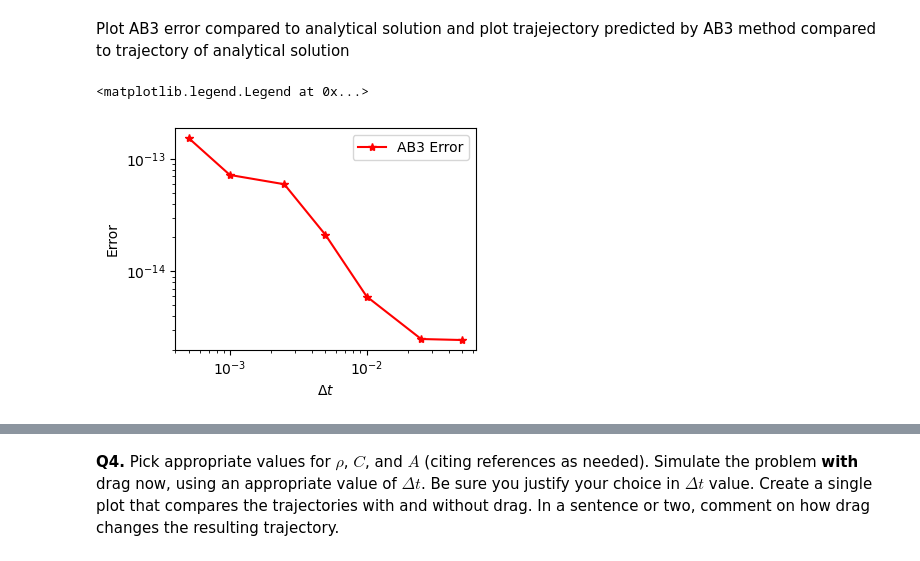
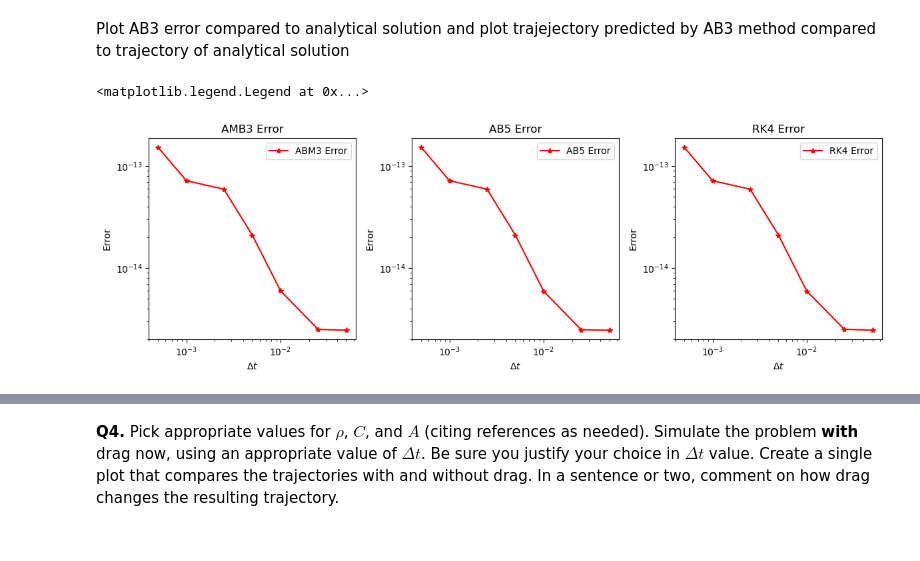
Before and after one commit to Zoinkadoinka/AE370-Project-1, a Jupyter notebook: Combined Methods Notebook.ipynb, the cells around one changed output, grey strips where cells are left out. Cells and saved outputs as stored; diff of their text form; code cells hidden in the pictures.

```diff
--- a/Combined Methods Notebook.ipynb
+++ b/Combined Methods Notebook.ipynb
@@ -174,44 +217,95 @@ y_0 = .47
 
 u_0 = np.array([x_0,y_0,vx_0,vy_0])
 T = 6
 delta_t = 5e-4
 
 u_abm3, times_abm3 = ivp_abm3(u_0, T, delta_t)
+u_ab5, times_ab5 = ivp_ab5(u_0, T, delta_t)
+u_RK4, times_RK4 = ivp_RK4(u_0, T, delta_t)
 
 # Part 2
 
 ABM3_err_list = []
+AB5_err_list = []
+RK4_err_list = []
 
 deltas = [5e-2,2.5e-2,1e-2,5e-3,2.5e-3,1e-3,5e-4]
 for t in deltas:
-    # Adams Bashforth 3
+    #Get error at each t
     ABM3_err = ivp_abm3_error(u_0, T, t)
+    AB5_err = ivp_ab5_error(u_0, T, t)
+    RK4_err = ivp_RK4_error(u_0, T, t)
 
     # Save data to lists
     ABM3_err_list.append(ABM3_err)
+    AB5_err_list.append(AB5_err)
+    RK4_err_list.append(RK4_err)
 
-fig = plt.figure(figsize=(4, 3), tight_layout=True)
-ax1 = fig.add_subplot(111)
+#Plot Error
+
+fig = plt.figure(figsize=(12, 4), tight_layout=True)
+ax1 = fig.add_subplot(131)
 ax1.plot(deltas, ABM3_err_list, 'r*-', label = 'ABM3 Error')
 ax1.set_xlabel('$\Delta t$')
 ax1.set_ylabel('Error')
 ax1.set_xscale('log')
 ax1.set_yscale('log')
+ax1.set_title('AMB3 Error')
 ax1.legend()
 
-import matplotlib.pyplot as plt
-plt.style.use('default')
+ax2 = fig.add_subplot(132)
+ax2.plot(deltas, AB5_err_list, 'r*-', label = 'AB5 Error')
+ax2.set_xlabel('$\Delta t$')
+ax2.set_ylabel('Error')
+ax2.set_xscale('log')
+ax2.set_yscale('log')
+ax2.set_title('AB5 Error')
+ax2.legend()
 
-fig2 = plt.figure(figsize=(8, 6), tight_layout=True)
-ax2 = fig2.add_subplot(221)
+ax3 = fig.add_subplot(133)
+ax3.plot(deltas, RK4_err_list, 'r*-', label = 'RK4 Error')
+ax3.set_xlabel('$\Delta t$')
+ax3.set_ylabel('Error')
+ax3.set_xscale('log')
+ax3.set_yscale('log')
+ax3.set_title('RK4 Error')
+ax3.legend()
+
+#Plot Trajectory
+
+fig2 = plt.figure(figsize=(12, 4), tight_layout=True)
+ax4 = fig2.add_subplot(131)
 u_a, times_a = analytical(u_0,T,delta_t,ax,ay)
 u,times = ivp_abm3(u_0,T,delta_t)
-ax2.plot(u_a[:,0],u_a[:,1],"k", label = "true")
-ax2.plot(u[:,0],u[:,1],"y--", label = "approx")
-ax2.set_ylim(0,50)
-ax2.set_xlabel('Vertical Position (m)')
-ax2.set_ylabel('Horizontal Position (m)')
-ax2.legend()
+ax4.plot(u_a[:,0],u_a[:,1],"k", label = "true")
+ax4.plot(u[:,0],u[:,1],"y--", label = "approx")
+ax4.set_ylim(0,50)
+ax4.set_xlabel('Vertical Position (m)')
+ax4.set_ylabel('Horizontal Position (m)')
+ax4.set_title('ABM3 Trajectory')
+ax4.legend()
+
+ax5 = fig2.add_subplot(132)
+u_a, times_a = analytical(u_0,T,delta_t,ax,ay)
+u,times = ivp_ab5(u_0,T,delta_t)
+ax5.plot(u_a[:,0],u_a[:,1],"k", label = "true")
+ax5.plot(u[:,0],u[:,1],"y--", label = "approx")
+ax5.set_ylim(0,50)
+ax5.set_xlabel('Vertical Position (m)')
+ax5.set_ylabel('Horizontal Position (m)')
+ax5.set_title('AB5 Trajectory')
+ax5.legend()
+
+ax6 = fig2.add_subplot(133)
+u_a, times_a = analytical(u_0,T,delta_t,ax,ay)
+u,times = ivp_RK4(u_0,T,delta_t)
+ax6.plot(u_a[:,0],u_a[:,1],"k", label = "true")
+ax6.plot(u[:,0],u[:,1],"y--", label = "approx")
+ax6.set_ylim(0,50)
+ax6.set_xlabel('Vertical Position (m)')
+ax6.set_ylabel('Horizontal Position (m)')
+ax6.set_title('RK4 Trajectory')
+ax6.legend()
 # %% [output]
 <matplotlib.legend.Legend at 0x...>
-[figure, old version]
+[figure, new version]
```
Also changed, not shown: parts of 8 cells of this notebook, 1 other file.
